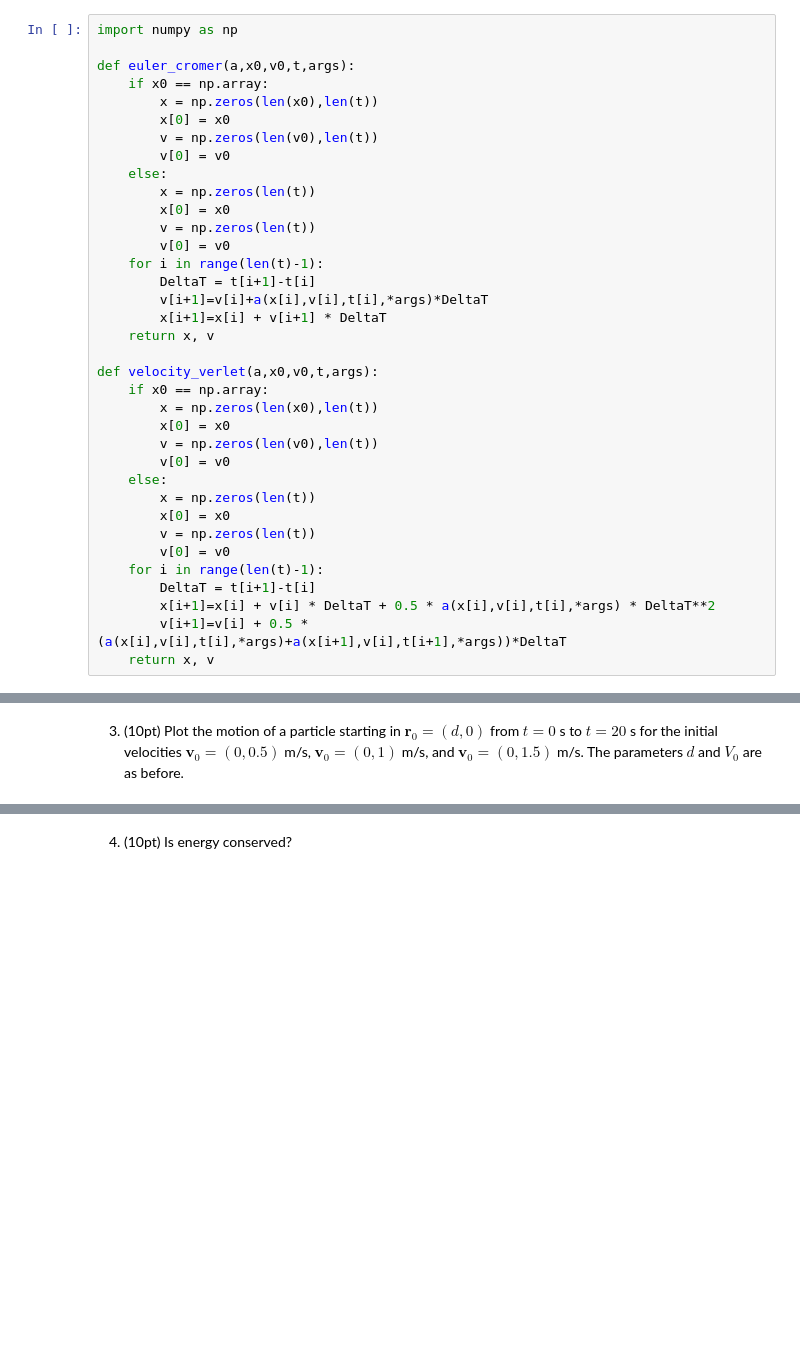
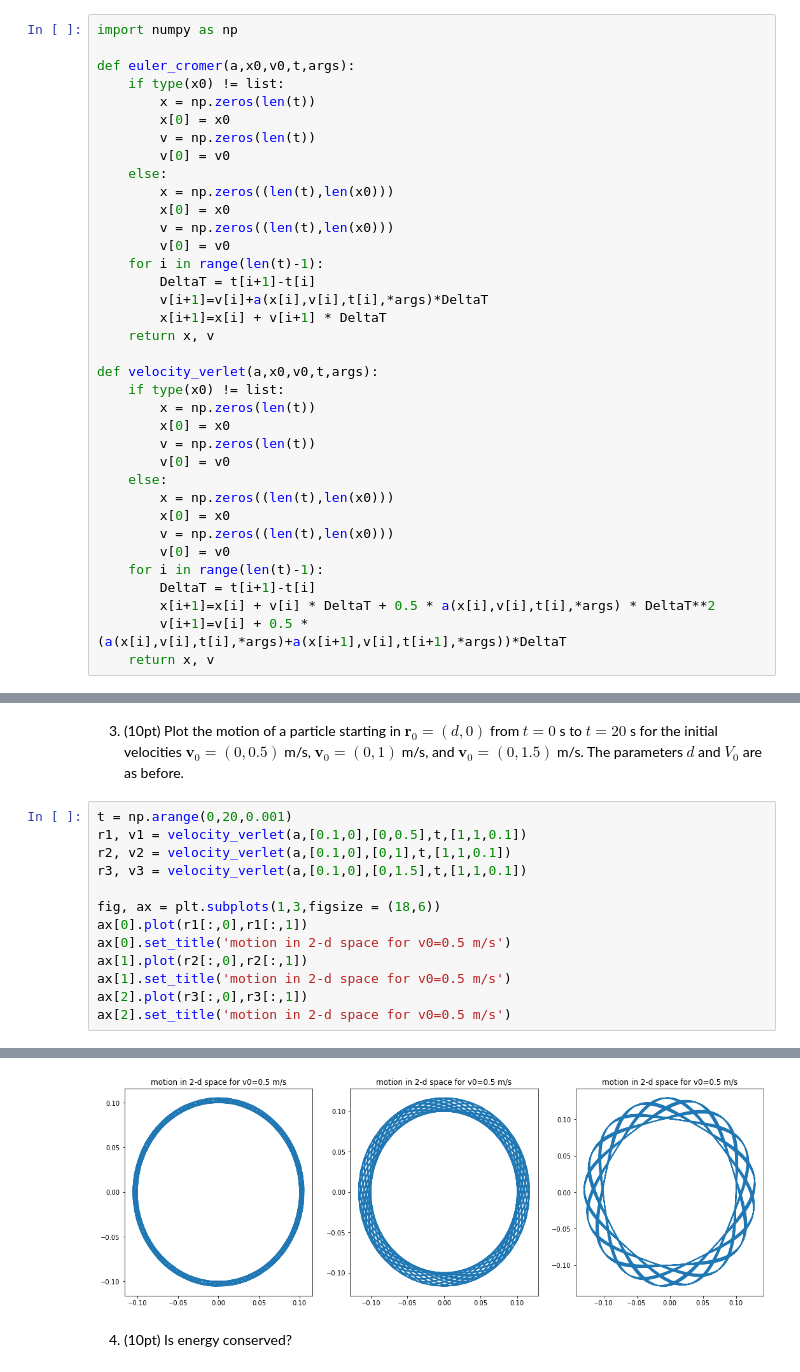
Before and after one commit to hadi41/PHY_321_Midterm_1, a Jupyter notebook: Main_file.ipynb, the cells around one changed output, grey strips where cells are left out. Drawn from its saved outputs; the diff is of its cells as text; blank space fills up the shorter version.

```diff
--- a/Main_file.ipynb
+++ b/Main_file.ipynb
@@ -180,15 +180,15 @@ Conservation of linear momentum is conserved iff $\frac{dl}{dt} = 0$. $l = r \ti
 import numpy as np
 
 def euler_cromer(a,x0,v0,t,args):
-    if x0 == np.array:
-        x = np.zeros(len(x0),len(t))
-        x[0] = x0
-        v = np.zeros(len(v0),len(t))
-        v[0] = v0
-    else:
+    if type(x0) != list:
         x = np.zeros(len(t))
         x[0] = x0
         v = np.zeros(len(t))
+        v[0] = v0
+    else:
+        x = np.zeros((len(t),len(x0)))
+        x[0] = x0
+        v = np.zeros((len(t),len(x0)))
         v[0] = v0
     for i in range(len(t)-1):
         DeltaT = t[i+1]-t[i]
@@ -197,15 +197,15 @@ def euler_cromer(a,x0,v0,t,args):
     return x, v
 
 def velocity_verlet(a,x0,v0,t,args):
-    if x0 == np.array:
-        x = np.zeros(len(x0),len(t))
-        x[0] = x0
-        v = np.zeros(len(v0),len(t))
-        v[0] = v0
-    else:
+    if type(x0) != list:
         x = np.zeros(len(t))
         x[0] = x0
         v = np.zeros(len(t))
+        v[0] = v0
+    else:
+        x = np.zeros((len(t),len(x0)))
+        x[0] = x0
+        v = np.zeros((len(t),len(x0)))
         v[0] = v0
     for i in range(len(t)-1):
         DeltaT = t[i+1]-t[i]
@@ -318,2 +429,16 @@ $$
 # %% [markdown]
 3. (10pt) Plot the motion of a particle starting in $\boldsymbol{r}_0=(d,0)$ from $t=0$ s to $t=20$ s for the initial velocities $\boldsymbol{v}_0=(0,0.5)$ m/s, $\boldsymbol{v}_0=(0,1)$ m/s, and $\boldsymbol{v}_0=(0,1.5)$ m/s. The parameters $d$ and $V_0$ are as before.
+# %%
+t = np.arange(0,20,0.001)
+r1, v1 = velocity_verlet(a,[0.1,0],[0,0.5],t,[1,1,0.1])
+r2, v2 = velocity_verlet(a,[0.1,0],[0,1],t,[1,1,0.1])
+r3, v3 = velocity_verlet(a,[0.1,0],[0,1.5],t,[1,1,0.1])
+
+fig, ax = plt.subplots(1,3,figsize = (18,6))
+ax[0].plot(r1[:,0],r1[:,1])
+ax[0].set_title('motion in 2-d space for v0=0.5 m/s')
+ax[1].plot(r2[:,0],r2[:,1])
+ax[1].set_title('motion in 2-d space for v0=0.5 m/s')
+ax[2].plot(r3[:,0],r3[:,1])
+ax[2].set_title('motion in 2-d space for v0=0.5 m/s')
+# %% [output]
@@ -320,2 +446,3 @@ $$
+[figure, added]
 # %% [markdown]
 4. (10pt) Is energy conserved?
```
Also changed, not shown: parts of 22 cells of this notebook.
